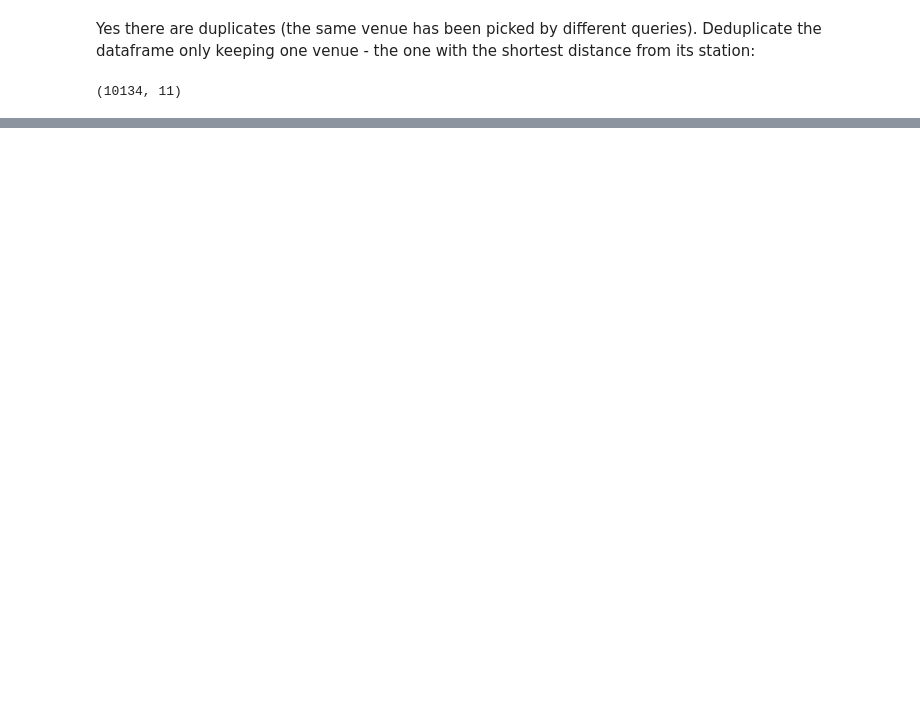
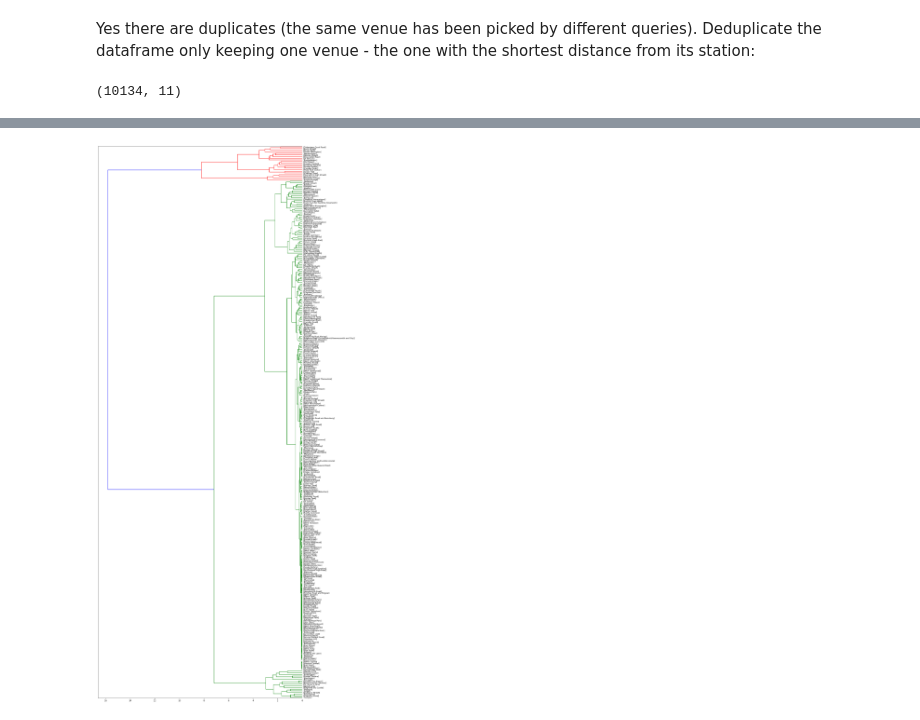
Before and after one commit to walterdantino/Coursera-Data-Science, a Jupyter notebook: London Stations Clustering.ipynb, the cells around one changed output, grey strips where cells are left out. Saved outputs shown, nothing was run; the diff lists cells and outputs as text; code cells hidden in the pictures; blank space fills up the shorter version.

```diff
--- a/London Stations Clustering.ipynb
+++ b/London Stations Clustering.ipynb
@@ -280,0 +420,17 @@ london_venues.loc[london_venues['Venue ID'] == '5c66c388947c05003948a783']
+# %%
+import pandas as pd
+import numpy as np
+london_venues = stations_venues_repetition
+
+
+# one hot encoding
+london_onehot = pd.get_dummies(london_venues[['Macro Category Name']], prefix="", prefix_sep="")
+
+# add neighborhood column back to dataframe
+london_onehot['Neighborhood'] = london_venues['Neighborhood']
+
+# move neighborhood column to the first column
+fixed_columns = [london_onehot.columns[-1]] + list(london_onehot.columns[:-1])
+london_onehot = london_onehot[fixed_columns]
+
+london_onehot.head()
@@ -280,0 +469,60 @@ london_venues.loc[london_venues['Venue ID'] == '5c66c388947c05003948a783']
+# %%
+# prepare the df
+dfC = london_onehot.groupby(['Neighborhood']).sum()
+dfC.dropna()
+dfC.reset_index(inplace = True)
+
+
+import numpy as np
+import pandas as pd
+from scipy import ndimage
+from scipy.cluster import hierarchy
+from scipy.spatial import distance_matrix
+from matplotlib import pyplot as plt
+from sklearn import manifold, datasets
+from sklearn.cluster import AgglomerativeClustering
+from sklearn.datasets.samples_generator import make_blobs
+%matplotlib inline
+
+
+
+featureset = dfC[['Arts & Entertainment',  'College & University', 'Food', 'Nightlife Spot',
+                  'Outdoors & Recreation', 'Professional & Other Places', 'Residence',
+                  'Shop & Service', 'Travel & Transport']]
+
+# NORMALISATION
+from sklearn.preprocessing import MinMaxScaler
+
+x = featureset.values #returns a numpy array
+min_max_scaler = MinMaxScaler()
+feature_mtx = min_max_scaler.fit_transform(x)
+
+# CLUSTERING USING scipy
+# first, calculate the distance matrix
+import scipy
+leng = feature_mtx.shape[0]
+D = scipy.zeros([leng,leng])
+for i in range(leng):
+    for j in range(leng):
+        D[i,j] = scipy.spatial.distance.euclidean(feature_mtx[i], feature_mtx[j])
+
+# In agglomerative clustering, at each iteration, the algorithm must update the distance matrix to reflect the distance of the newly formed cluster with the remaining clusters in the forest. The following methods are supported in Scipy for calculating the distance between the newly formed cluster and each:
+# We use complete for our case, but feel free to change it to see how the results change.
+import pylab
+import scipy.cluster.hierarchy
+Z = hierarchy.linkage(D, 'average')
+
+
+#from scipy.cluster.hierarchy import fcluster
+#k = 5
+#clusters = fcluster(Z, k, criterion='maxclust')
+#print(clusters)
+
+
+fig = pylab.figure(figsize=(18,50))
+def llf(id):
+    return '[%s]' % (dfC['Neighborhood'][id] )
+
+dendro = hierarchy.dendrogram(Z,  leaf_label_func=llf, leaf_rotation=0, leaf_font_size =9, orientation = 'left')
+# %% [output]
+[figure, added]
```
Also changed, not shown: parts of 44 cells of this notebook.
